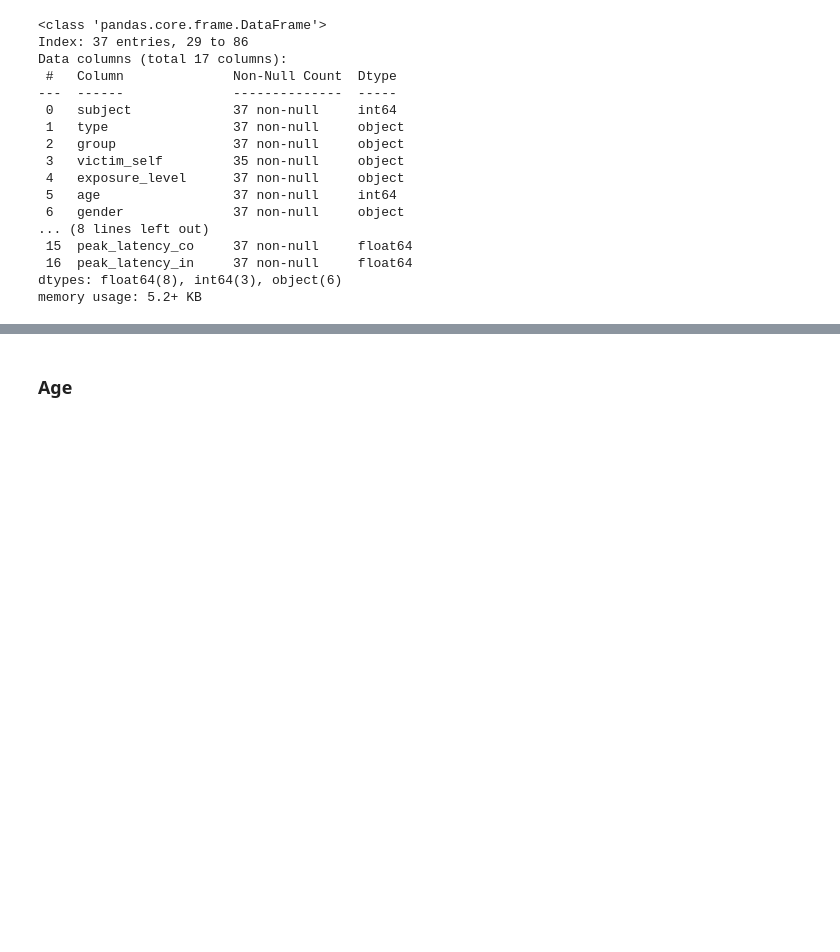
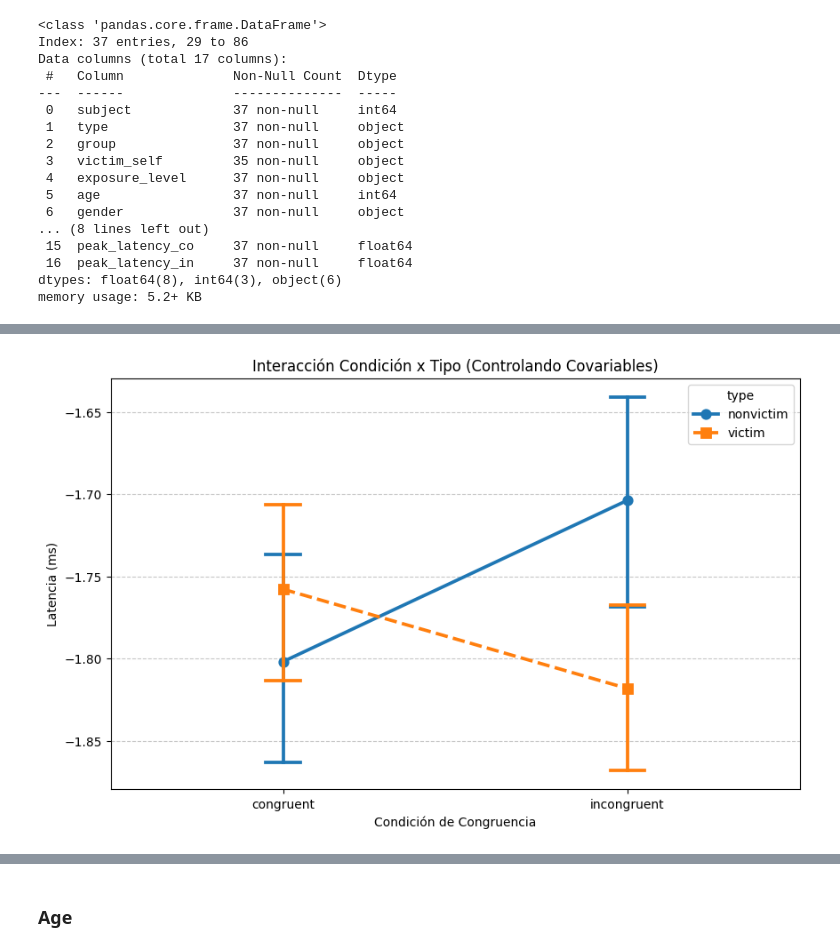
Before and after one commit to jhquiza/iat-eeg, a Jupyter notebook: erp/pruebas-hipotesis.ipynb, the cells around one changed output, grey strips where cells are left out. Saved outputs shown, nothing was run; the diff lists cells and outputs as text; code cells hidden in the pictures; blank space fills up the shorter version.

```diff
--- a/erp/pruebas-hipotesis.ipynb
+++ b/erp/pruebas-hipotesis.ipynb
@@ -261,0 +57,28 @@ memory usage: 5.2+ KB
+# %%
+# 2. Transformar de formato ancho (wide) a largo (long)
+# Esto es necesario para tratar "peak_latency_co" y "peak_latency_in" como niveles de un factor
+df_long = pd.melt(data_subjects_erps,
+                  id_vars=['subject', 'type', 'age', 'gender', 'scholarship'],
+                  value_vars=['peak_latency_co', 'peak_latency_in'],
+                  var_name='condition',
+                  value_name='latency')
+
+# Limpiar los nombres de la columna 'condition' para que sean más legibles
+df_long['condition'] = df_long['condition'].replace({
+    'peak_latency_co': 'congruent',
+    'peak_latency_in': 'incongruent'
+})
+
+# 2. Transformación Logarítmica
+df_long['log_latency'] = np.log(df_long['latency'])
+
+#scaler = StandardScaler()
+#df_long[['age', 'scholarship']] = scaler.fit_transform(df_long[['age', 'scholarship']])
+
+# 3. Definir y ajustar el Modelo Lineal Mixto (Mixed ANCOVA)
+# La fórmula sigue la estructura: VD ~ Factor1 * Factor2 + Covariables
+# 'groups' define que las medidas están anidadas dentro de cada sujeto
+formula = "log_latency ~ condition * type + age + gender + scholarship"
+model = smf.mixedlm(formula, df_long, groups=df_long["subject"])
+result = model.fit(method='bfgs')
+print(result.summary())
@@ -261,0 +106,13 @@ memory usage: 5.2+ KB
+# %%
+# 5. Visualización de la interacción
+plt.figure(figsize=(10, 6))
+sns.pointplot(data=df_long, x="condition", y="log_latency", hue="type",
+              markers=["o", "s"], linestyles=["-", "--"], capsize=.1)
+
+plt.title("Interacción Condición x Tipo (Controlando Covariables)")
+plt.ylabel("Latencia (ms)")
+plt.xlabel("Condición de Congruencia")
+plt.grid(axis='y', linestyle='--', alpha=0.7)
+plt.show()
+# %% [output]
+[figure, added]
```
Also changed, not shown: parts of 34 cells of this notebook, 1 other file.
